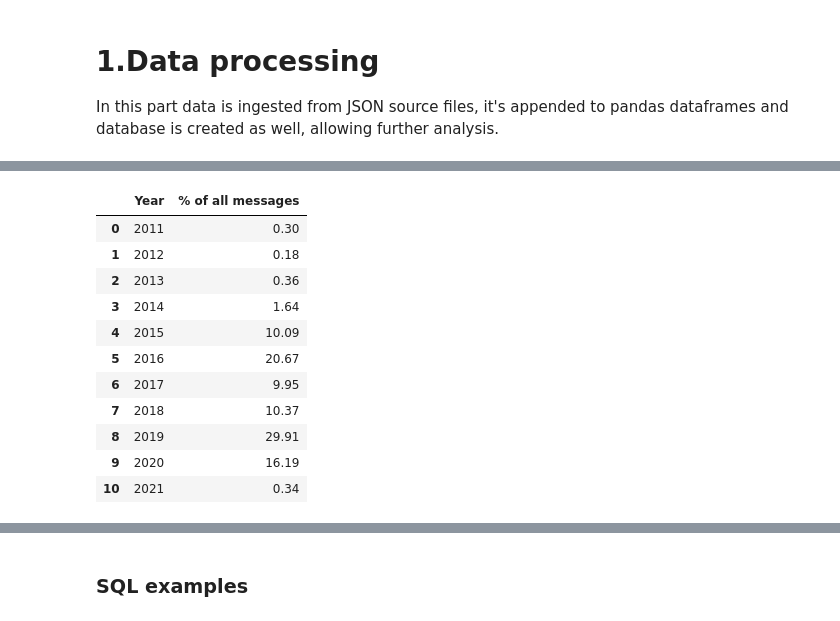
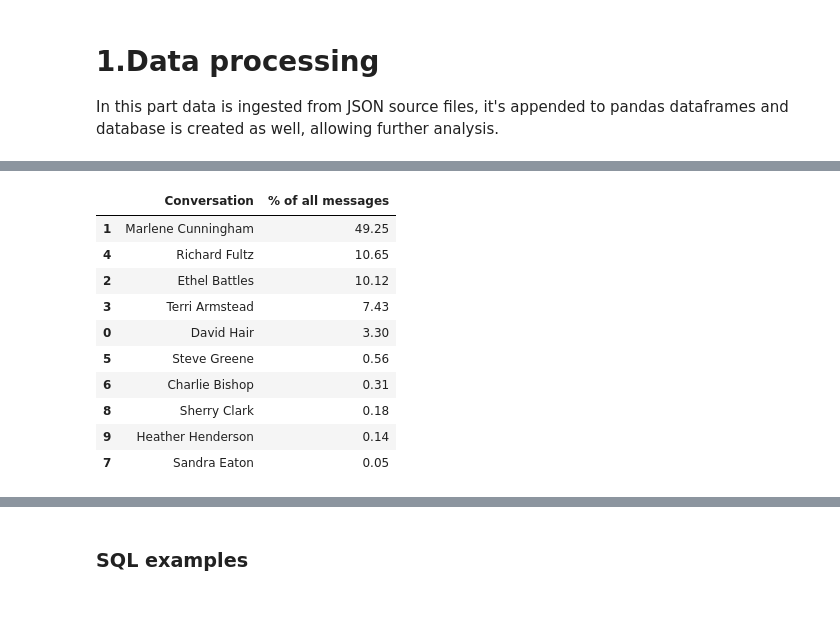
Before and after one commit to PrzemyslawKepka/facebook-archive-analysis, a Jupyter notebook: fb_data_archive_analysis.ipynb, the cells around one changed output, grey strips where cells are left out. Saved outputs shown, nothing was run; the diff lists cells and outputs as text; code cells hidden in the pictures.

```diff
--- a/fb_data_archive_analysis.ipynb
+++ b/fb_data_archive_analysis.ipynb
@@ -120,17 +128,50 @@ plt.ylabel(y_label)
-# %%
-#Messages sent and received grouped by year, displayed as a percentage of total
-
-round((df.groupby('Year')['Message'].size() / len(df)) * 100,2).reset_index().rename(columns={'Message':'% of all messages'})
-# %% [output]
-|  | Year | % of all messages |
-| 0 | 2011 | 0.30 |
-| 1 | 2012 | 0.18 |
-| 2 | 2013 | 0.36 |
-| 3 | 2014 | 1.64 |
-| 4 | 2015 | 10.09 |
-| 5 | 2016 | 20.67 |
-| 6 | 2017 | 9.95 |
-| 7 | 2018 | 10.37 |
-| 8 | 2019 | 29.91 |
-| 9 | 2020 | 16.19 |
-| 10 | 2021 | 0.34 |
+# %%
+#Share of top 10 conversation, displayed as a percentage of total number of messages,
+#using anonymized data
+import names
+import random
+
+#generating random names to anonymize data
+random_names = {i: names.get_full_name() for i in df['Conversation'].unique()}
+
+#creating new df that will contain anonymized data
+df_ano = df.copy()
+
+#replacing real names with randomly generated names
+for key,value in random_names.items():
+    df_ano.loc[(df_ano['Conversation'] == key) & (df_ano['Conversation_type'] == 'Regular'),
+               ['Conversation','Sender']] = value
+
+#grouping data and keeping only top 10 conversations
+top_10 = df_ano.groupby('Conversation')['Message'].count().nlargest(10)
+#calculating % share of total
+conv_share =  ((top_10 / len(df) * 100).reset_index()
+                .rename(columns={'Message':'% of all messages'})
+              )
+
+share_total = conv_share['% of all messages'].sum()
+#generating new shares
+new_share = {}
+for i in conv_share['% of all messages']:
+    #random number between 0 and remaining total share
+    new_share[i] = random.uniform(0,share_total-sum(new_share.values()))
+
+#getting final df
+conv_share = (conv_share.replace({'% of all messages': new_share}).round({'% of all messages': 2})
+             .sort_values(by='% of all messages',ascending=False)
+             )
+
+#conv_share = conv_share.apply(random_share)
+conv_share.head(10)
+# %% [output]
+|  | Conversation | % of all messages |
+| 1 | Marlene Cunningham | 49.25 |
+| 4 | Richard Fultz | 10.65 |
+| 2 | Ethel Battles | 10.12 |
+| 3 | Terri Armstead | 7.43 |
+| 0 | David Hair | 3.30 |
+| 5 | Steve Greene | 0.56 |
+| 6 | Charlie Bishop | 0.31 |
+| 8 | Sherry Clark | 0.18 |
+| 9 | Heather Henderson | 0.14 |
+| 7 | Sandra Eaton | 0.05 |
```
Also changed, not shown: parts of 12 cells of this notebook.
